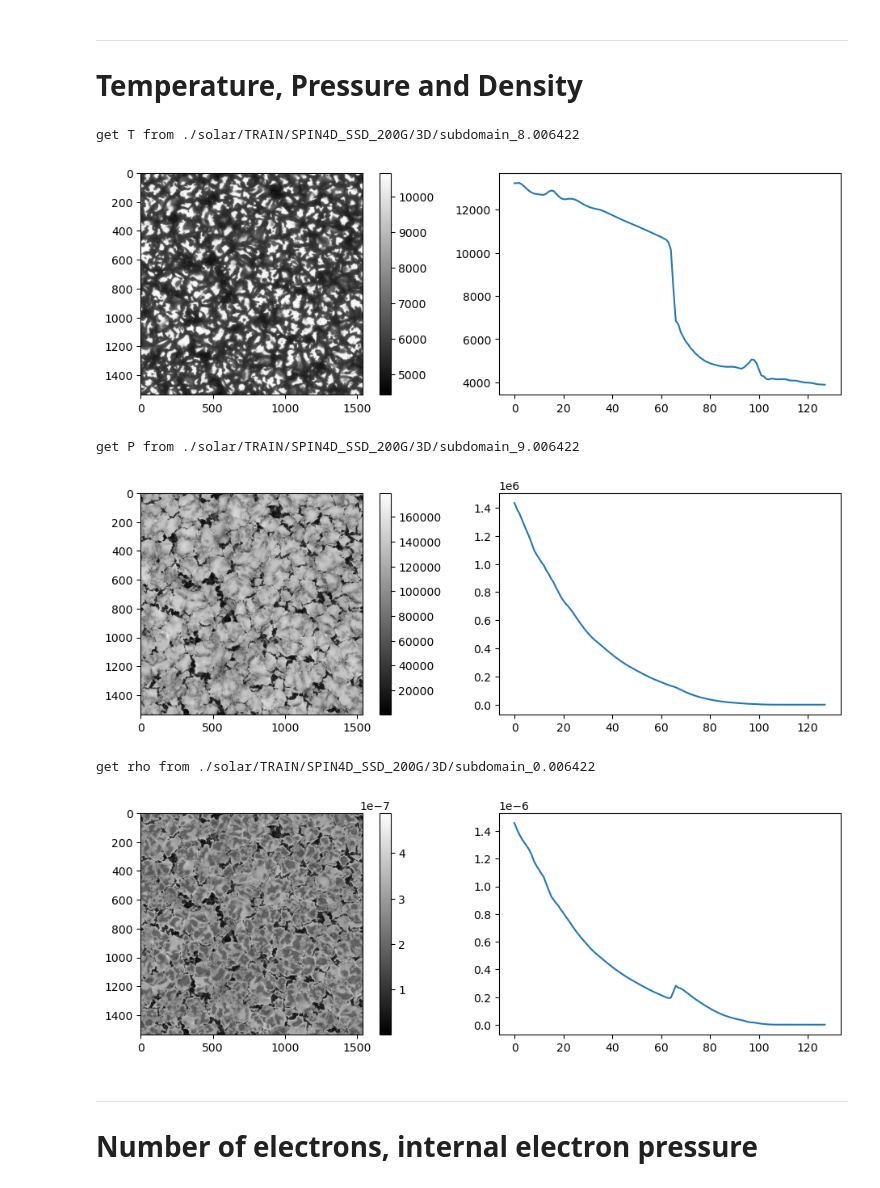
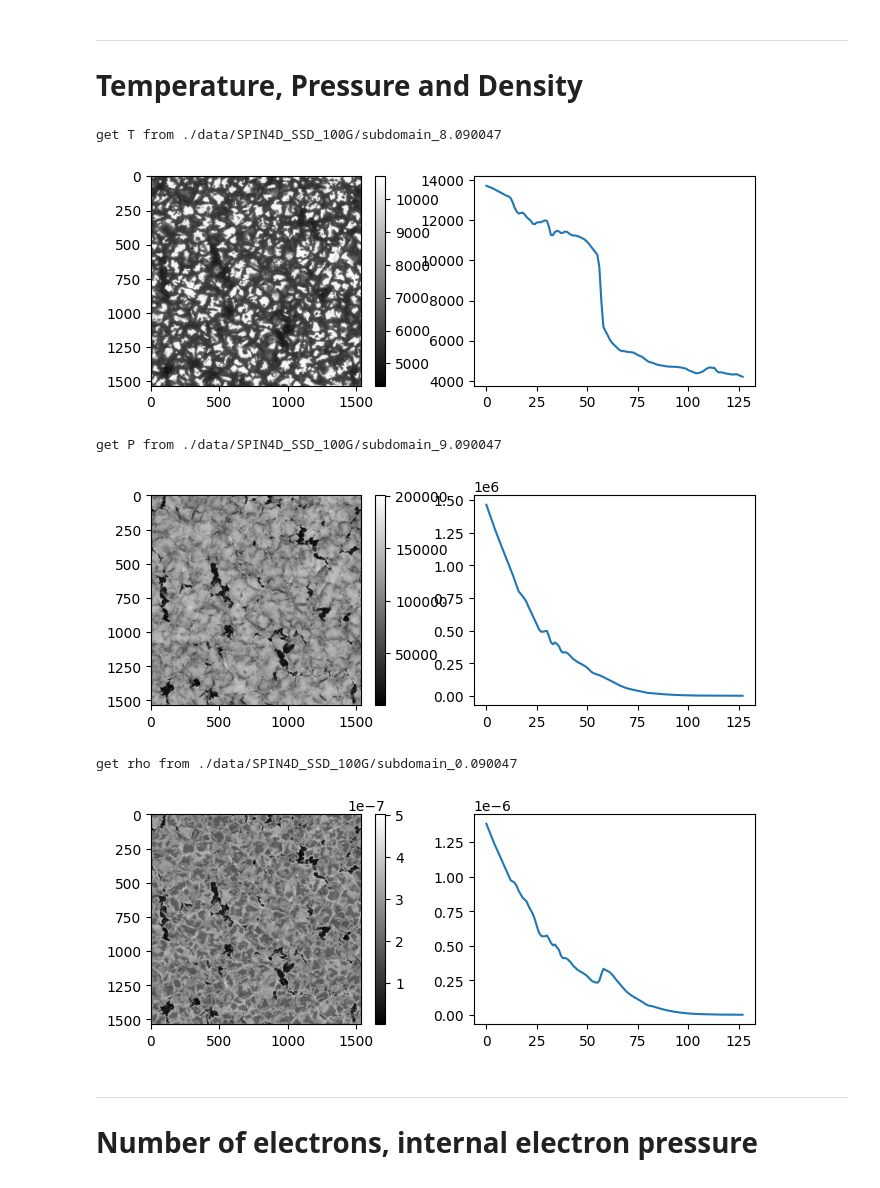
Before and after one commit to ifauh/spin4d-data, a Jupyter notebook: spin4d-data-exploration.ipynb, the cells around one changed output. Cells and saved outputs as stored; diff of their text form; code cells hidden in the pictures.

```diff
--- a/spin4d-data-exploration.ipynb
+++ b/spin4d-data-exploration.ipynb
@@ -324,7 +389,7 @@ and plot a single line of sight looking straight up the cube (the surface of the
 
 The magnetic field is described by 3 parameters: (Bx, By, Bz).
 # %%
-cube['Bz'] = read_cube('Bz', '200G', '006422')
+cube['Bz'] = read_cube('Bz', DATA_MODEL, DATA_STEP)
 cube['Bz'].shape
 plt.subplot(2, 2, 1)
 plt.imshow(cube['Bz'][:,:,64],cmap="gray")
@@ -338,5 +403,5 @@ get Bz from ./solar/TRAIN/SPIN4D_SSD_200G/3D/subdomain_7.006422
 # %%
-cube['Bx'] = read_cube('Bx', '200G', '006422')
+cube['Bx'] = read_cube('Bx', DATA_MODEL, DATA_STEP)
 cube['Bx'].shape
 plt.subplot(2, 2, 1)
 plt.imshow(cube['Bx'][:,:,64],cmap="gray")
@@ -350,5 +415,5 @@ get Bx from ./solar/TRAIN/SPIN4D_SSD_200G/3D/subdomain_5.006422
 # %%
-cube['By'] = read_cube('By', '200G', '006422')
+cube['By'] = read_cube('By', DATA_MODEL, DATA_STEP)
 cube['By'].shape
 plt.subplot(2, 2, 1)
 plt.imshow(cube['By'][:,:,64],cmap="gray")
@@ -363,7 +428,7 @@ get By from ./solar/TRAIN/SPIN4D_SSD_200G/3D/subdomain_6.006422
 ---
 # Temperature, Pressure and Density
 # %%
-cube['T'] = read_cube('T', '200G', '006422')
+cube['T'] = read_cube('T', DATA_MODEL, DATA_STEP)
 cube['T'].shape
 plt.subplot(2, 2, 1)
 plt.imshow(cube['T'][:,:,64],cmap="gray")
@@ -372,22 +437,22 @@ plt.subplot(2, 2, 2)
 plt.plot(cube['T'][750,750,:])
 cube['T'] = []
 # %% [output]
-get T from ./solar/TRAIN/SPIN4D_SSD_200G/3D/subdomain_8.006422
+get T from ./data/SPIN4D_SSD_100G/subdomain_8.090047
-[figure, old version]
+[figure, new version]
 # %%
-cube['P'] = read_cube('P', '200G', '006422')
+cube['P'] = read_cube('P', DATA_MODEL, DATA_STEP)
 cube['P'].shape
 plt.subplot(2, 2, 1)
 plt.imshow(cube['P'][:,:,64],cmap="gray")
 plt.colorbar()
 plt.subplot(2, 2, 2)
 plt.plot(cube['P'][750,750,:])
 cube['P'] = []
 # %% [output]
-get P from ./solar/TRAIN/SPIN4D_SSD_200G/3D/subdomain_9.006422
+get P from ./data/SPIN4D_SSD_100G/subdomain_9.090047
-[figure, old version]
+[figure, new version]
 # %%
-cube['rho'] = read_cube('rho', '200G', '006422')
+cube['rho'] = read_cube('rho', DATA_MODEL, DATA_STEP)
 cube['rho'].shape
 plt.subplot(2, 2, 1)
 plt.imshow(cube['rho'][:,:,64],cmap="gray")
@@ -396,8 +461,8 @@ plt.subplot(2, 2, 2)
 plt.plot(cube['rho'][750,750,:])
 cube['rho'] = []
 # %% [output]
-get rho from ./solar/TRAIN/SPIN4D_SSD_200G/3D/subdomain_0.006422
+get rho from ./data/SPIN4D_SSD_100G/subdomain_0.090047
-[figure, old version]
+[figure, new version]
 # %% [markdown]
 ---
 # Number of electrons, internal electron pressure
```
Also changed, not shown: parts of 35 cells of this notebook.
